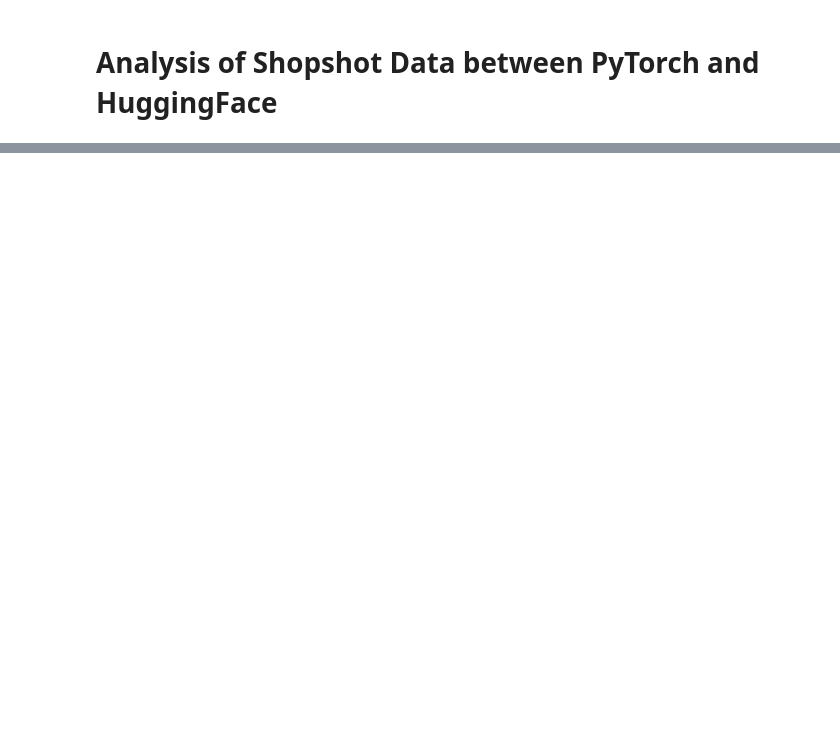
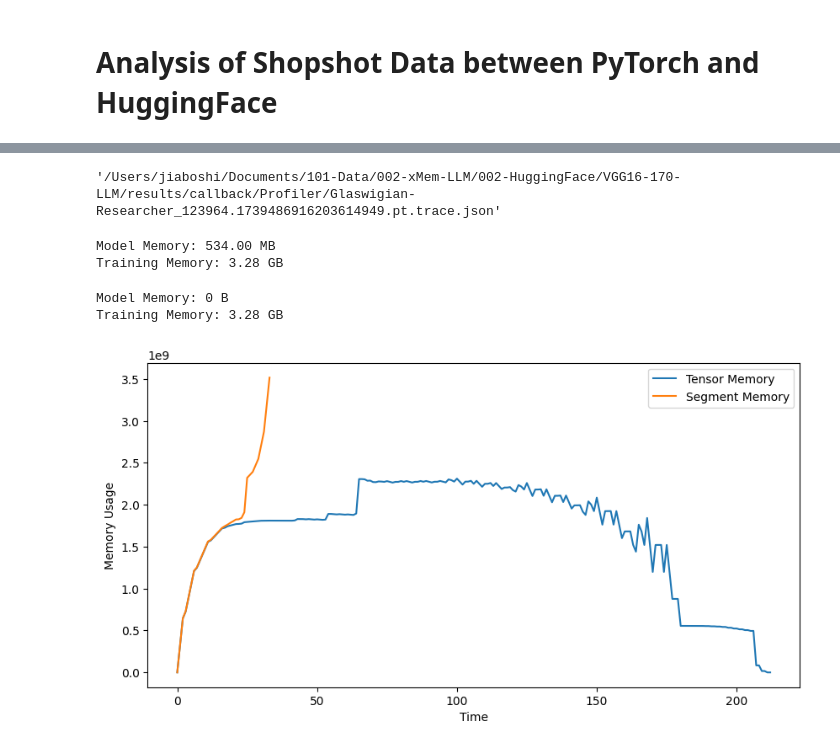
Before and after one commit to Stone-ResearchLife/xMem, a Jupyter notebook: playground/compare_between_hugging_pytorch.ipynb, the cells around one changed output, grey strips where cells are left out. Saved outputs shown, nothing was run; the diff lists cells and outputs as text; code cells hidden in the pictures; blank space fills up the shorter version.

```diff
--- a/playground/compare_between_hugging_pytorch.ipynb
+++ b/playground/compare_between_hugging_pytorch.ipynb
@@ -18,7 +19,7 @@ huggingface_dir_name_format_xmem = "{}-{}-xMem"
 huggingface_dir_name_format_llm = "{}-{}-LLM"
 huggingface_dir_name_format_cuda = "{}-{}-CUDA"
 # %%
-model = "ConvNeXtTiny"
+model = "VGG16"
 batch_size = "170"
 max_gpu_memory = 8
 # %%
@@ -172,0 +240,5 @@ xx
+# %%
+huggingface_profiler = ProfilerDataProcessing(huggingface_profiler_file_llm)
+huggingface_profiler_file_llm
+# %% [output]
+'/Users/jiaboshi/Documents/101-Data/002-xMem-LLM/002-HuggingFace/VGG16-170-LLM/results/callback/Profiler/Glaswigian-Researcher_123964.1739486916203614949.pt.trace.json'
@@ -172,0 +248,29 @@ xx
+# %%
+_, torch_estimator = get_xmem_memory(torch_profiler_file, batch_size, max_gpu_memory)
+_, hugging_estimator = get_xmem_memory(huggingface_profiler_file_llm, batch_size, max_gpu_memory)
+# %%
+training_memorys = torch_estimator.get_an_iteration_memory(iteration_index=2)
+model_memory = torch_estimator.model_memory(iteration=2)
+estimated_instance, estimated_result = torch_estimator.memory_estimate(training_memorys)
+estimated_model_instance, estimated_model_result = torch_estimator.memory_estimate(model_memory)
+
+print(f"Model Memory: {format_memory(estimated_model_result['memory']['segment'])}\n"
+      f"Training Memory: {format_memory(estimated_result['memory']['segment'])}")
+# %% [output]
+Model Memory: 534.00 MB
+Training Memory: 3.28 GB
+# %%
+hugging_memory = hugging_estimator.get_an_iteration_memory(iteration_index=2, zero_grad=False)
+hugging_model_memory = hugging_estimator.model_memory(iteration=2)
+hugging_estimated_instance, hugging_estiamted_result = hugging_estimator.memory_estimate(hugging_memory)
+hugging_estimated_memory_instance, hugging_model_memory_result = hugging_estimator.memory_estimate(hugging_model_memory)
+
+print(f"Model Memory: {format_memory(hugging_model_memory_result['memory']['segment'])}\n"
+        f"Training Memory: {format_memory(hugging_estiamted_result['memory']['segment'])}")
+# %% [output]
+Model Memory: 0 B
+Training Memory: 3.28 GB
+# %%
+hugging_estimated_instance.plot_memory_change()
+# %% [output]
+[figure, added]
```
Also changed, not shown: parts of 16 cells of this notebook, 6 other files.
